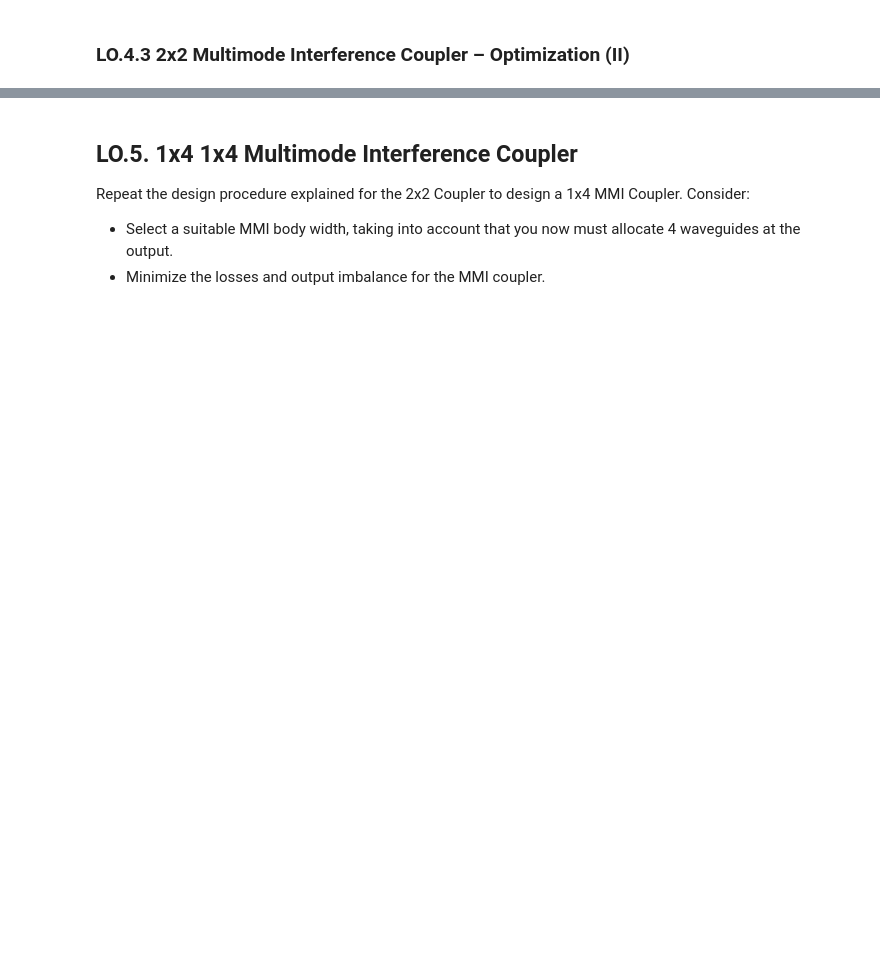
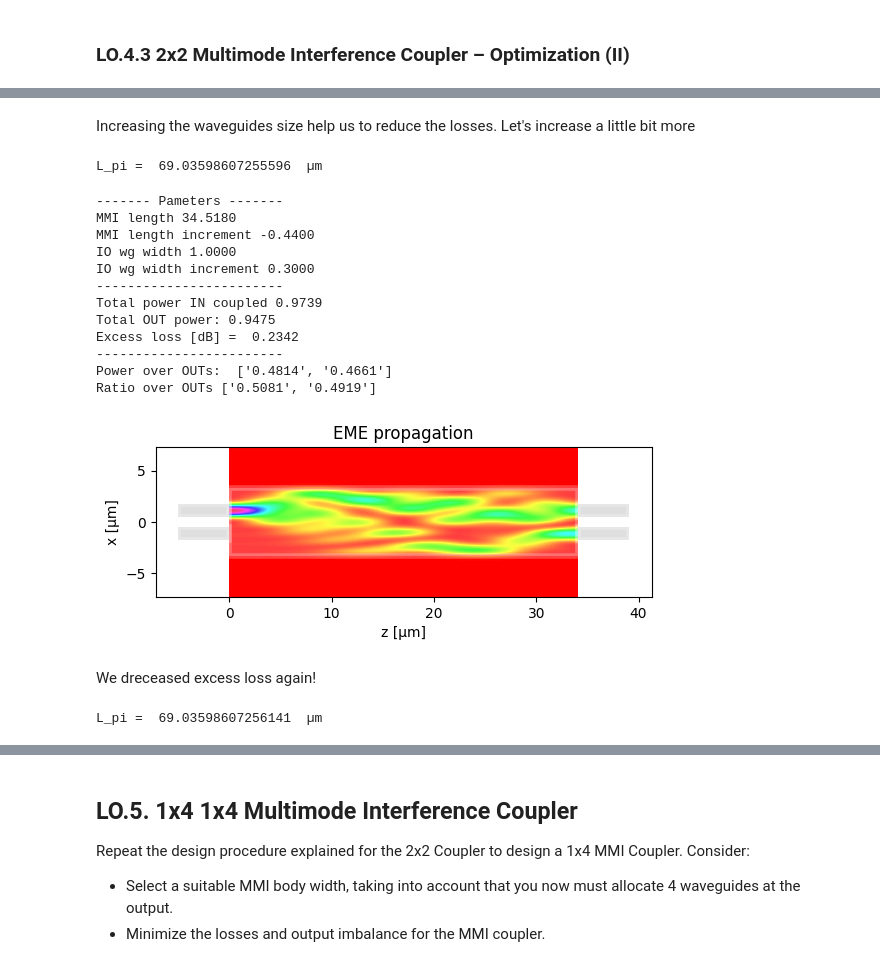
Before and after one commit to DBAEASE/pic-upv-lab2, a Jupyter notebook: COUPLERS_Student.ipynb, the cells around one changed output, grey strips where cells are left out. Cells and saved outputs as stored; diff of their text form; code cells hidden in the pictures; blank space fills up the shorter version.

```diff
--- a/COUPLERS_Student.ipynb
+++ b/COUPLERS_Student.ipynb
@@ -359,0 +364,65 @@ I have to find a excess loss of 0.1 dB. I have to optimize the lenght and size o
+# %% [markdown]
+Increasing the waveguides size help us to reduce the losses. Let's increase a little bit more
+# %%
+# Design flow for MMI
+# Changing width of waveguides makes us to have to run again the simulation
+m = MMI_EME()
+m.MMI_width = 6.6   # MMI width
+m.wg_width_dw = 0.3 # STUDENT # Incremental value of waveguide, now it's 1.2 microns waveguide input and output. Can't modify in a separate way
+
+# 1) Compute de MMI modes
+m.find_all_modes()
+
+# 2) Get the L_pi
+L_pi = m.get_L_pi()
+print("L_pi = ", L_pi, " µm")
+# %% [output]
+L_pi =  69.03598607255596  µm
+# %%
+# 3) Configure MMI
+# # MMI I/O number (check class slides for type of MMI)
+m.n_IN = 2
+m.n_OUT = 2
+
+dy = 0.05
+# MMI I/O waveguide positions (check class slides for type of MMI)
+m.IN_WVG_positions = (1/6)*mmi_Width*np.array([+1+dy,-1-dy])
+m.OUT_WVG_positions = (1/6)*mmi_Width*np.array([+1+dy,-1-dy])
+
+# MMI length (check class slides for type of MMI)
+m.L_MMI = L_pi/2
+m.dL_MMI = -0.44
+
+# Run propagation
+m.propagation()
+# %% [output]
+------- Pameters -------
+MMI length 34.5180
+MMI length increment -0.4400
+IO wg width 1.0000
+IO wg width increment 0.3000
+------------------------
+Total power IN coupled 0.9739
+Total OUT power: 0.9475
+Excess loss [dB] =  0.2342
+------------------------
+Power over OUTs:  ['0.4814', '0.4661']
+Ratio over OUTs ['0.5081', '0.4919']
+[figure, added]
+# %% [markdown]
+We dreceased excess loss again!
+# %%
+# Design flow for MMI
+# Changing width of waveguides makes us to have to run again the simulation
+m = MMI_EME()
+m.MMI_width = 6.6   # MMI width
+m.wg_width_dw = 0.45 # STUDENT # Incremental value of waveguide, now it's 1.2 microns waveguide input and output. Can't modify in a separate way
+
+# 1) Compute de MMI modes
+m.find_all_modes()
+
+# 2) Get the L_pi
+L_pi = m.get_L_pi()
+print("L_pi = ", L_pi, " µm")
+# %% [output]
+L_pi =  69.03598607256141  µm
```
Also changed, not shown: parts of 24 cells of this notebook, 1 other file.
